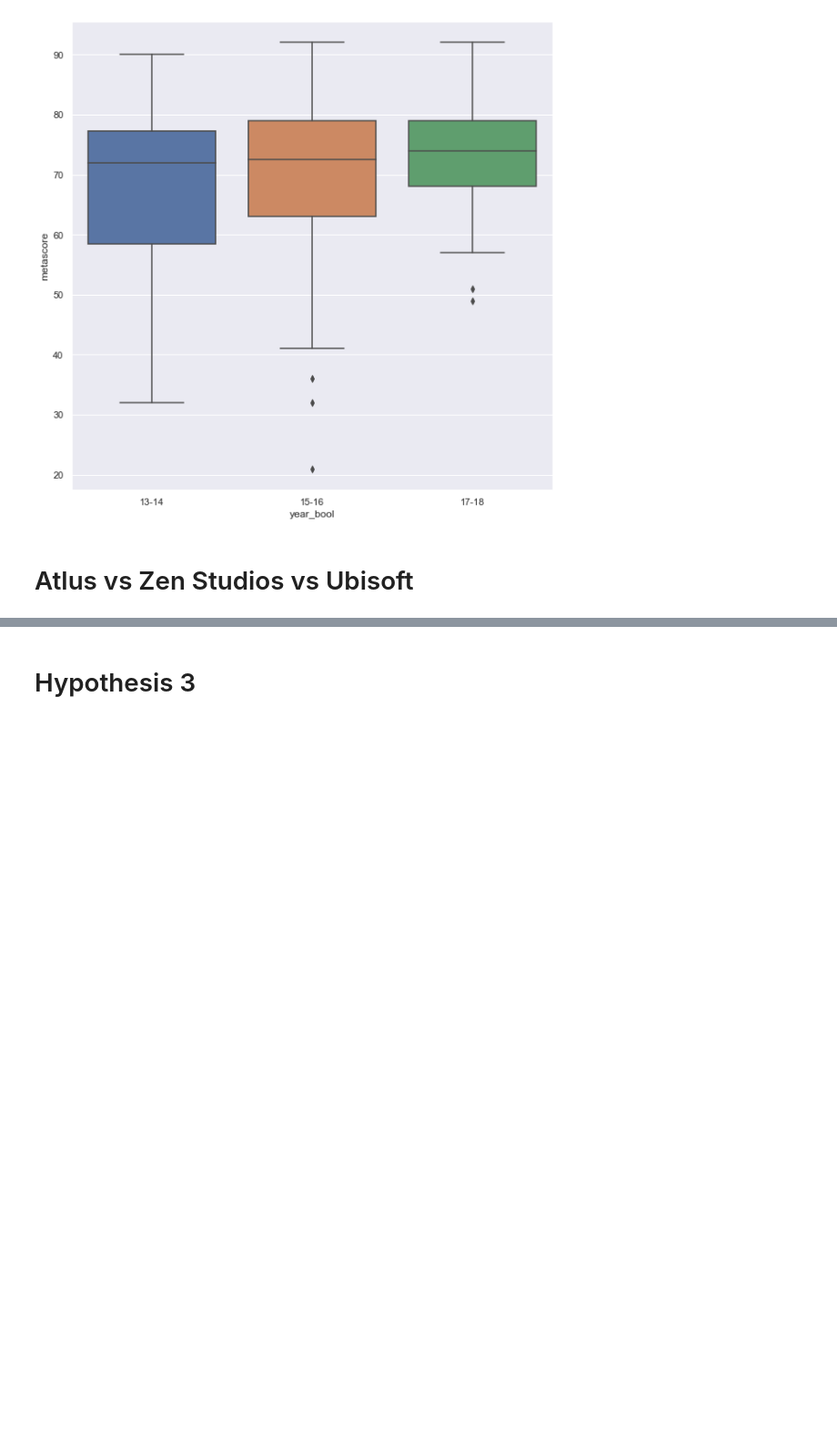
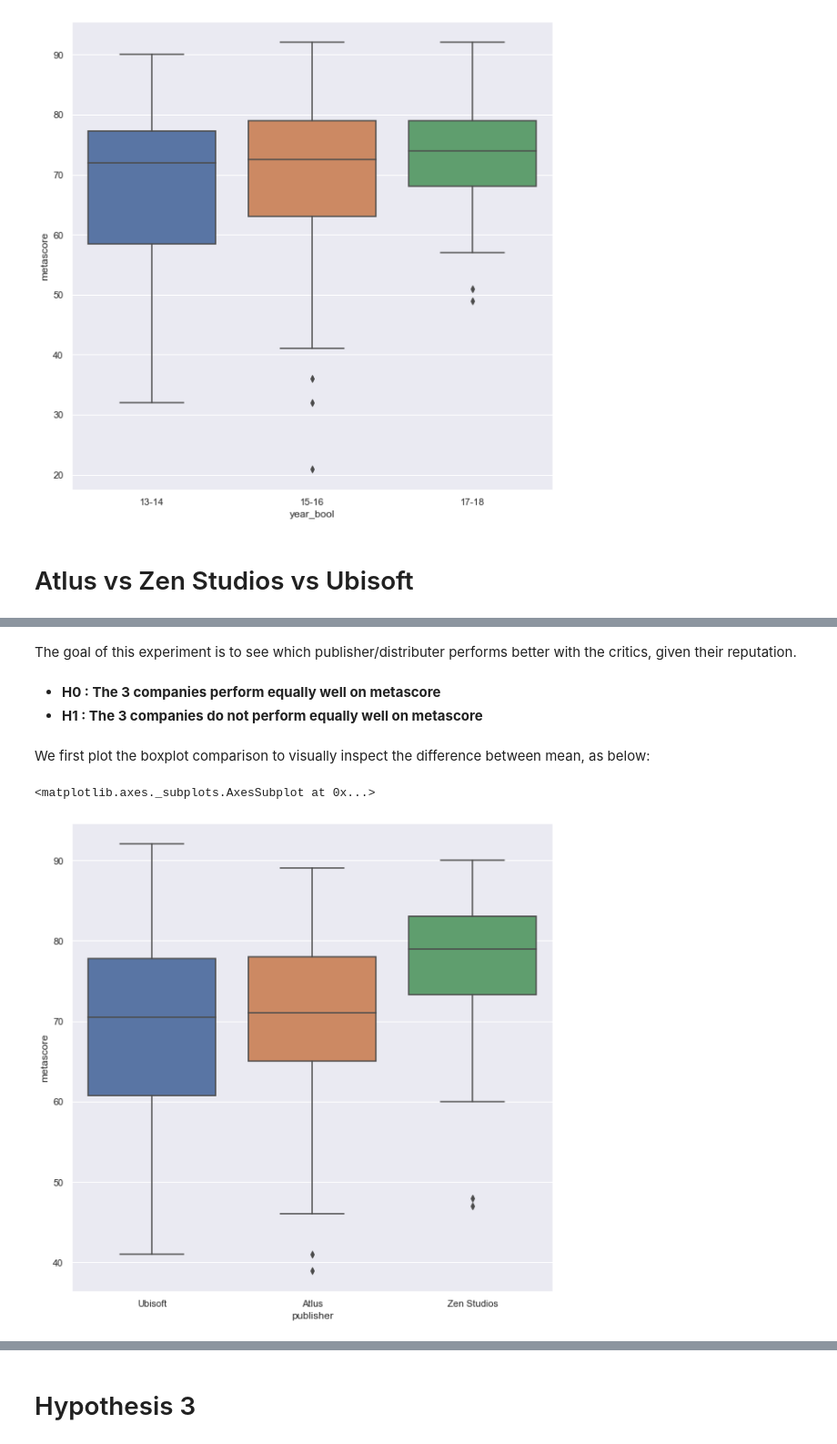
Before and after one commit to songyingho/metacritic_games_statistics, a Jupyter notebook: index.ipynb, the cells around one changed output, grey strips where cells are left out. Shown at 91% size. Drawn from its saved outputs; the diff is of its cells as text; code cells hidden in the pictures; blank space fills up the shorter version.

```diff
--- a/index.ipynb
+++ b/index.ipynb
@@ -256,3 +299,8 @@ sns.boxplot(x='year_bool', y='metascore', data=sample_merged)
+# %% [markdown]
+The goal of this experiment is to see which publisher/distributer performs better with the critics, given their reputation.
+# %% [markdown]
+* **H0 : The 3 companies perform equally well on metascore**
+* **H1 : The 3 companies do not perform equally well on metascore**
 # %%
 df_ubisoft = df[df.publisher == 'Ubisoft']
 df_atlus = df[df.publisher == 'Atlus']
@@ -261,0 +308,14 @@ df_merged = pd.concat([df_ubisoft,df_atlus,df_zen])
+# %%
+sample_ubisoft = df_ubisoft.sample(50)
+sample_atlus = df_atlus.sample(50)
+sample_zen = df_zen.sample(50)
+
+sample_merged = pd.concat([sample_ubisoft,sample_atlus, sample_zen])
+# %% [markdown]
+We first plot the boxplot comparison to visually inspect the difference between mean, as below:
+# %%
+fig = plt.subplots(figsize = (10,10))
+sns.boxplot(x='publisher', y='metascore', data=sample_merged)
+# %% [output]
+<matplotlib.axes._subplots.AxesSubplot at 0x...>
+[figure, added]
```
Also changed, not shown: parts of 29 cells of this notebook.
